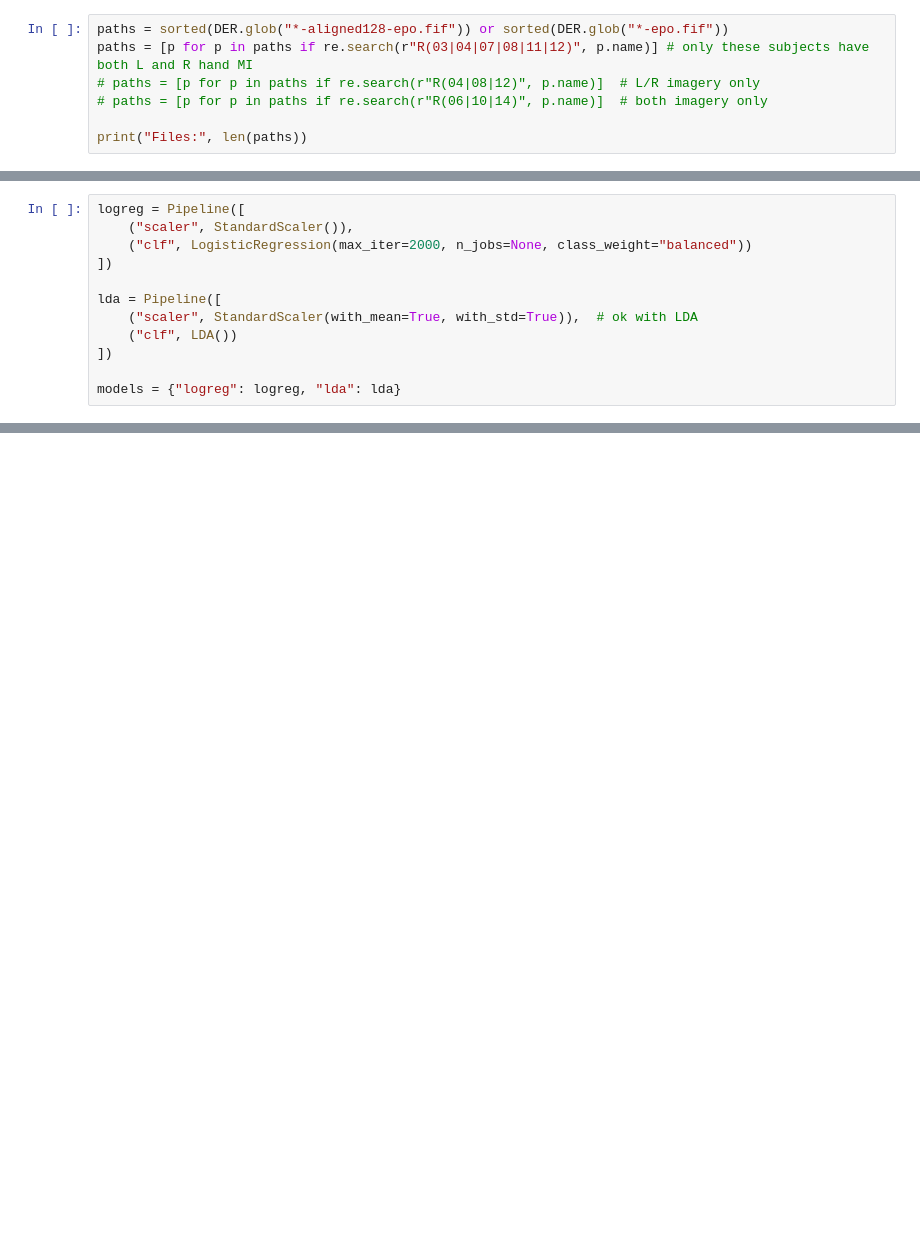
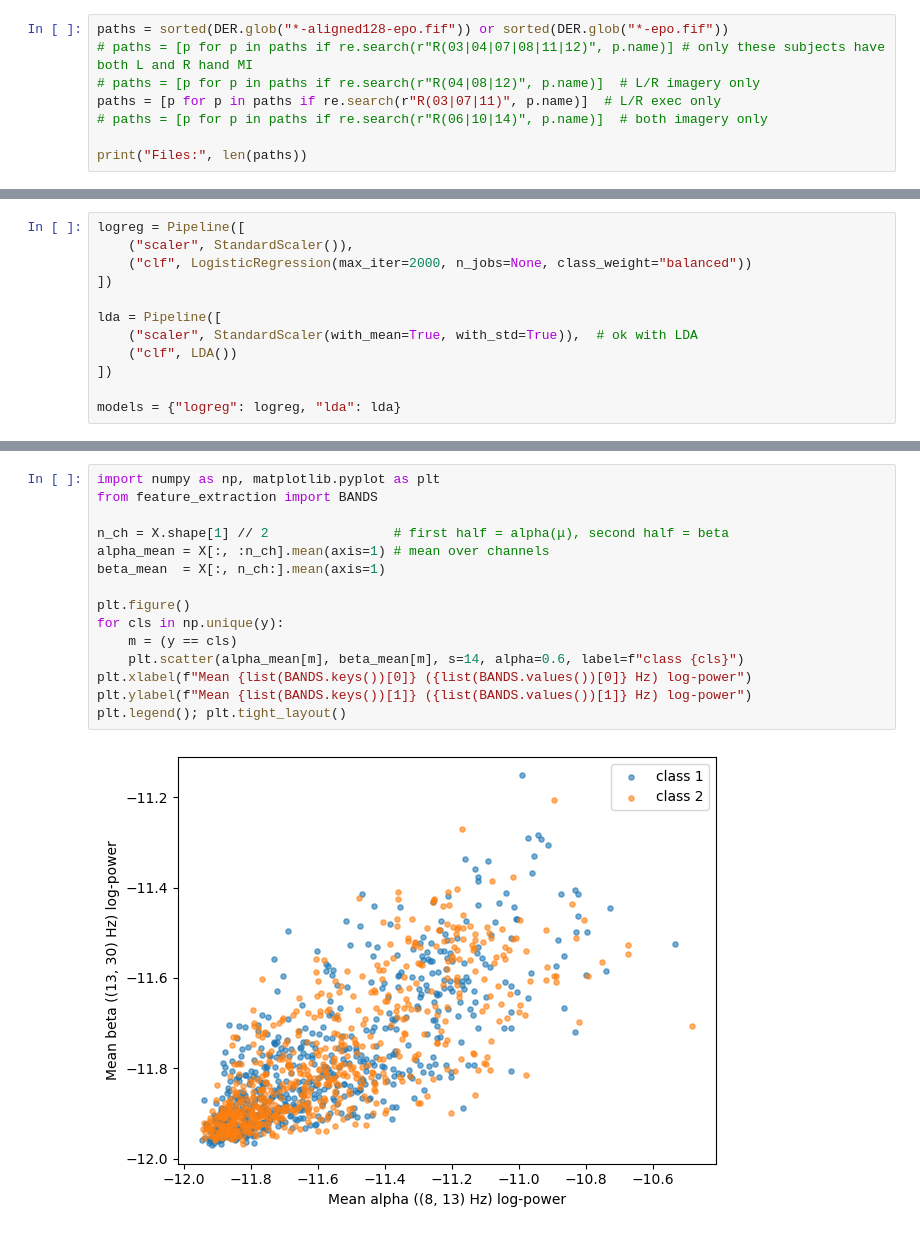
Before and after one commit to sumachinta/Motor-Imagery-EEG-Classifier, a Jupyter notebook: notebooks/03_bandpower_baseline.ipynb, the cells around one changed output, grey strips where cells are left out. Saved outputs shown, nothing was run; the diff lists cells and outputs as text; blank space fills up the shorter version.

Commit message:
visualize reduced features for 2 classes

```diff
--- a/notebooks/03_bandpower_baseline.ipynb
+++ b/notebooks/03_bandpower_baseline.ipynb
@@ -23,8 +24,9 @@ DER  = DATA / "derivatives"
 FIGS = Path(f"{parentPath}/figs"); FIGS.mkdir(parents=True, exist_ok=True)
 # %%
 paths = sorted(DER.glob("*-aligned128-epo.fif")) or sorted(DER.glob("*-epo.fif"))
-paths = [p for p in paths if re.search(r"R(03|04|07|08|11|12)", p.name)] # only these subjects have both L and R hand MI
+# paths = [p for p in paths if re.search(r"R(03|04|07|08|11|12)", p.name)] # only these subjects have both L and R hand MI
 # paths = [p for p in paths if re.search(r"R(04|08|12)", p.name)]  # L/R imagery only
+paths = [p for p in paths if re.search(r"R(03|07|11)", p.name)]  # L/R exec only
 # paths = [p for p in paths if re.search(r"R(06|10|14)", p.name)]  # both imagery only
 
 print("Files:", len(paths))
@@ -162,0 +168,17 @@ Best: {'model': 'logreg', 'fold': 2.0, 'acc': 0.701609674012242, 'kappa': 0.4030
+# %%
+import numpy as np, matplotlib.pyplot as plt
+from feature_extraction import BANDS
+
+n_ch = X.shape[1] // 2                # first half = alpha(μ), second half = beta
+alpha_mean = X[:, :n_ch].mean(axis=1) # mean over channels
+beta_mean  = X[:, n_ch:].mean(axis=1)
+
+plt.figure()
+for cls in np.unique(y):
+    m = (y == cls)
+    plt.scatter(alpha_mean[m], beta_mean[m], s=14, alpha=0.6, label=f"class {cls}")
+plt.xlabel(f"Mean {list(BANDS.keys())[0]} ({list(BANDS.values())[0]} Hz) log-power")
+plt.ylabel(f"Mean {list(BANDS.keys())[1]} ({list(BANDS.values())[1]} Hz) log-power")
+plt.legend(); plt.tight_layout()
+# %% [output]
+[figure, added]
```
Also changed, not shown: parts of 9 cells of this notebook.
